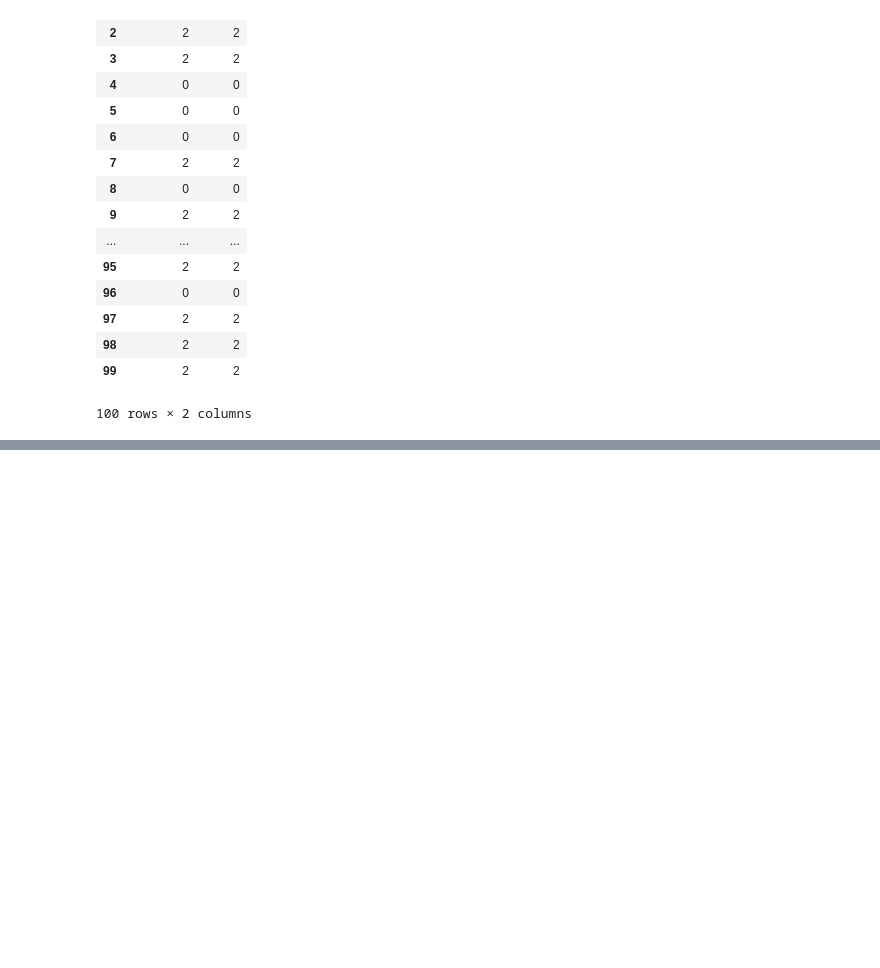
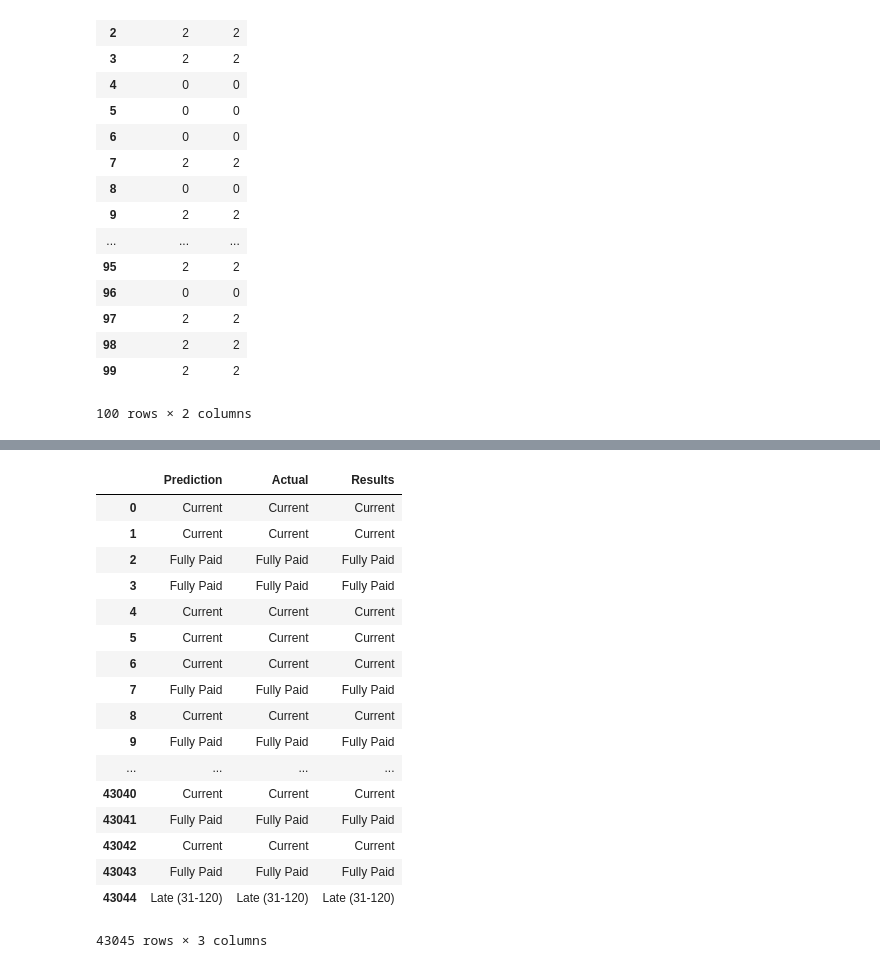
Before and after one commit to benieevelyne/BLPFinalProject, a Jupyter notebook: Tree.ipynb, the cells around one changed output, grey strips where cells are left out. Drawn from its saved outputs; the diff is of its cells as text; code cells hidden in the pictures; blank space fills up the shorter version.

```diff
--- a/Tree.ipynb
+++ b/Tree.ipynb
@@ -24,8 +10,7 @@ target_names = ["current", "charged off","fully paid","in grace period","late (1
 # %%
 data = loan.drop(["funded_amnt_inv", "dti", "inq_last_6mths", "open_acc", "pub_rec", "revol_bal", "out_prncp_inv", "total_rec_prncp", "total_rec_late_fee", "recoveries", "collection_recovery_fee", "collections_12_mths_ex_med", "policy_code", "tot_coll_amt", "open_acc_6m", "open_act_il", "open_il_12m", "open_il_24m", "mths_since_rcnt_il", "total_bal_il", "il_util", "open_rv_12m", "open_rv_24m", "total_rev_hi_lim", "total_cu_tl", "inq_last_12m", "chargeoff_within_12_mths", "mo_sin_old_il_acct", "mo_sin_old_rev_tl_op", "mo_sin_rcnt_rev_tl_op", "mo_sin_rcnt_tl", "mort_acc", "mths_since_recent_bc", "mths_since_recent_inq", "num_actv_bc_tl", "num_actv_rev_tl", "num_bc_sats", "num_bc_tl", "num_il_tl", "num_op_rev_tl", "num_rev_accts", "num_rev_tl_bal_gt_0", "num_sats", "percent_bc_gt_75", "pub_rec_bankruptcies", "tax_liens", "total_bc_limit", "total_il_high_credit_limit", "orig_projected_additional_accrued_interest","last_pymnt_d","next_pymnt_d",
 "grade", "sub_grade", "emp_title", "emp_length", "home_ownership", "verification_status", "issue_d", "loan_status", "pymnt_plan", "url", "desc", "purpose", "title", "zip_code", "addr_state", "earliest_cr_line", "mths_since_last_delinq", "mths_since_last_record", "revol_util", "initial_list_status", "last_pymnt_d", "next_pymnt_d", "last_credit_pull_d", "mths_since_last_major_derog", "application_type", "annual_inc_joint", "dti_joint", "verification_status_joint", "bc_open_to_buy", "bc_util", "mths_since_recent_bc_dlq", "mths_since_recent_revol_delinq", "num_tl_120dpd_2m", "revol_bal_joint", "sec_app_earliest_cr_line", "sec_app_inq_last_6mths", "sec_app_mort_acc", "sec_app_open_acc", "sec_app_revol_util", "sec_app_open_act_il", "sec_app_num_rev_accts", "sec_app_chargeoff_within_12_mths", "sec_app_collections_12_mths_ex_med", "sec_app_mths_since_last_major_derog", "hardship_flag", "hardship_type", "hardship_reason", "hardship_status", "deferral_term",
-"hardship_amount", "hardship_start_date", "hardship_end_date", "payment_plan_start_date", "hardship_length", "hardship_dpd", "hardship_loan_status", "hardship_payoff_balance_amount", "hardship_last_payment_amount", "disbursement_method", "debt_settlement_flag", "debt_settlement_flag_date", "settlement_status", "settlement_date", "settlement_amount", "settlement_percentage", "settlement_term","int_rate","term","id","member_id","acc_now_delinq",
-"num_tl_30dpd","num_tl_90g_dpd_24m","delinq_2yrs","num_accts_ever_120_pd","inq_fi","num_tl_op_past_12m","pct_tl_nvr_dlq","acc_open_past_24mths","total_acc","tot_cur_bal","max_bal_bc","avg_cur_bal","total_bal_ex_mort","tot_hi_cred_lim","funded_amnt","installment","total_rec_int","total_pymnt_inv","total_pymnt","all_util"],axis=1)
+"hardship_amount", "hardship_start_date", "hardship_end_date", "payment_plan_start_date", "hardship_length", "hardship_dpd", "hardship_loan_status", "hardship_payoff_balance_amount", "hardship_last_payment_amount", "disbursement_method", "debt_settlement_flag", "debt_settlement_flag_date", "settlement_status", "settlement_date", "settlement_amount", "settlement_percentage", "settlement_term","int_rate","term","id","member_id","avg_cur_bal","tot_hi_cred_lim","total_rec_int","all_util"],axis=1)
 
 feature_names = data.columns
 
@@ -84,10 +92,9 @@ df.head()
 # %%
 loan2018 = pd.read_csv("DataSets/clean_loan_data_2018.csv", low_memory=False)
 # %%
-X_test2018 = loan.drop(["funded_amnt_inv", "dti", "inq_last_6mths", "open_acc", "pub_rec", "revol_bal", "out_prncp_inv", "total_rec_prncp", "total_rec_late_fee", "recoveries", "collection_recovery_fee", "collections_12_mths_ex_med", "policy_code", "tot_coll_amt", "open_acc_6m", "open_act_il", "open_il_12m", "open_il_24m", "mths_since_rcnt_il", "total_bal_il", "il_util", "open_rv_12m", "open_rv_24m", "all_util", "total_rev_hi_lim", "total_cu_tl", "inq_last_12m", "chargeoff_within_12_mths", "mo_sin_old_il_acct", "mo_sin_old_rev_tl_op", "mo_sin_rcnt_rev_tl_op", "mo_sin_rcnt_tl", "mort_acc", "mths_since_recent_bc", "mths_since_recent_inq", "num_actv_bc_tl", "num_actv_rev_tl", "num_bc_sats", "num_bc_tl", "num_il_tl", "num_op_rev_tl", "num_rev_accts", "num_rev_tl_bal_gt_0", "num_sats", "percent_bc_gt_75", "pub_rec_bankruptcies", "tax_liens", "total_bc_limit", "total_il_high_credit_limit", "orig_projected_additional_accrued_interest","last_pymnt_d","next_pymnt_d",
+X_test2018 = loan.drop(["funded_amnt_inv", "dti", "inq_last_6mths", "open_acc", "pub_rec", "revol_bal", "out_prncp_inv", "total_rec_prncp", "total_rec_late_fee", "recoveries", "collection_recovery_fee", "collections_12_mths_ex_med", "policy_code", "tot_coll_amt", "open_acc_6m", "open_act_il", "open_il_12m", "open_il_24m", "mths_since_rcnt_il", "total_bal_il", "il_util", "open_rv_12m", "open_rv_24m", "total_rev_hi_lim", "total_cu_tl", "inq_last_12m", "chargeoff_within_12_mths", "mo_sin_old_il_acct", "mo_sin_old_rev_tl_op", "mo_sin_rcnt_rev_tl_op", "mo_sin_rcnt_tl", "mort_acc", "mths_since_recent_bc", "mths_since_recent_inq", "num_actv_bc_tl", "num_actv_rev_tl", "num_bc_sats", "num_bc_tl", "num_il_tl", "num_op_rev_tl", "num_rev_accts", "num_rev_tl_bal_gt_0", "num_sats", "percent_bc_gt_75", "pub_rec_bankruptcies", "tax_liens", "total_bc_limit", "total_il_high_credit_limit", "orig_projected_additional_accrued_interest","last_pymnt_d","next_pymnt_d",
 "grade", "sub_grade", "emp_title", "emp_length", "home_ownership", "verification_status", "issue_d", "loan_status", "pymnt_plan", "url", "desc", "purpose", "title", "zip_code", "addr_state", "earliest_cr_line", "mths_since_last_delinq", "mths_since_last_record", "revol_util", "initial_list_status", "last_pymnt_d", "next_pymnt_d", "last_credit_pull_d", "mths_since_last_major_derog", "application_type", "annual_inc_joint", "dti_joint", "verification_status_joint", "bc_open_to_buy", "bc_util", "mths_since_recent_bc_dlq", "mths_since_recent_revol_delinq", "num_tl_120dpd_2m", "revol_bal_joint", "sec_app_earliest_cr_line", "sec_app_inq_last_6mths", "sec_app_mort_acc", "sec_app_open_acc", "sec_app_revol_util", "sec_app_open_act_il", "sec_app_num_rev_accts", "sec_app_chargeoff_within_12_mths", "sec_app_collections_12_mths_ex_med", "sec_app_mths_since_last_major_derog", "hardship_flag", "hardship_type", "hardship_reason", "hardship_status", "deferral_term",
-"hardship_amount", "hardship_start_date", "hardship_end_date", "payment_plan_start_date", "hardship_length", "hardship_dpd", "hardship_loan_status", "hardship_payoff_balance_amount", "hardship_last_payment_amount", "disbursement_method", "debt_settlement_flag", "debt_settlement_flag_date", "settlement_status", "settlement_date", "settlement_amount", "settlement_percentage", "settlement_term","int_rate","term","id","member_id","acc_now_delinq",
-"delinq_amnt","num_tl_30dpd","num_tl_90g_dpd_24m","delinq_2yrs","num_accts_ever_120_pd","inq_fi","num_tl_op_past_12m","pct_tl_nvr_dlq","acc_open_past_24mths","total_acc","tot_cur_bal","max_bal_bc","avg_cur_bal","total_bal_ex_mort","tot_hi_cred_lim","funded_amnt","installment","total_rec_int","total_pymnt_inv","total_pymnt"],axis=1)
+"hardship_amount", "hardship_start_date", "hardship_end_date", "payment_plan_start_date", "hardship_length", "hardship_dpd", "hardship_loan_status", "hardship_payoff_balance_amount", "hardship_last_payment_amount", "disbursement_method", "debt_settlement_flag", "debt_settlement_flag_date", "settlement_status", "settlement_date", "settlement_amount", "settlement_percentage", "settlement_term","int_rate","term","id","member_id","avg_cur_bal","tot_hi_cred_lim","total_rec_int","all_util"],axis=1)
 y_test2018 = loan["loan_status"]
 # %%
 predictions2018 = rf.predict(X_test2018)
@@ -119,0 +127,5 @@ rf.score(X_test2018, y_test2018)
+# %%
+df2018['Results'] = df2018['Prediction']/df2018['Actual']
+revised_df = df2018.fillna(0)
+pd.options.display.float_format = '{:,.0f}'.format
+revised_df.head()
@@ -119,0 +139,27 @@ rf.score(X_test2018, y_test2018)
+# %%
+revised_df.loc[(revised_df['Actual'] == 0)] = 'Current'
+revised_df.loc[(revised_df['Actual'] == 1)] = 'Charged Off'
+revised_df.loc[(revised_df['Actual'] == 2)] = 'Fully Paid'
+revised_df.loc[(revised_df['Actual'] == 3)] = 'In Grace Period'
+revised_df.loc[(revised_df['Actual'] == 4)] = 'Late (16-30)'
+revised_df.loc[(revised_df['Actual'] == 5)] = 'Late (31-120)'
+revised_df
+# %% [output]
+|  | Prediction | Actual | Results |
+| 0 | Current | Current | Current |
+| 1 | Current | Current | Current |
+| 2 | Fully Paid | Fully Paid | Fully Paid |
+| 3 | Fully Paid | Fully Paid | Fully Paid |
+| 4 | Current | Current | Current |
+| 5 | Current | Current | Current |
+| 6 | Current | Current | Current |
+| 7 | Fully Paid | Fully Paid | Fully Paid |
+| 8 | Current | Current | Current |
+| 9 | Fully Paid | Fully Paid | Fully Paid |
+| ... | ... | ... | ... |
+| 43040 | Current | Current | Current |
+| 43041 | Fully Paid | Fully Paid | Fully Paid |
+| 43042 | Current | Current | Current |
+| 43043 | Fully Paid | Fully Paid | Fully Paid |
+| 43044 | Late (31-120) | Late (31-120) | Late (31-120) |
+43045 rows × 3 columns
```
Also changed, not shown: parts of 9 cells of this notebook, 4 other files.
